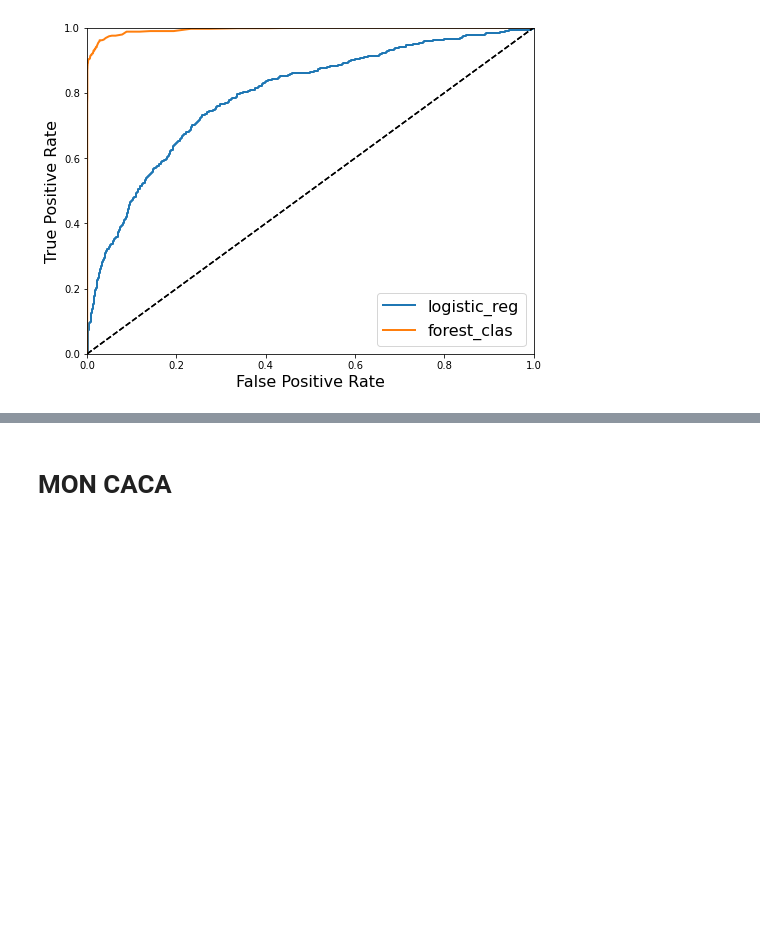
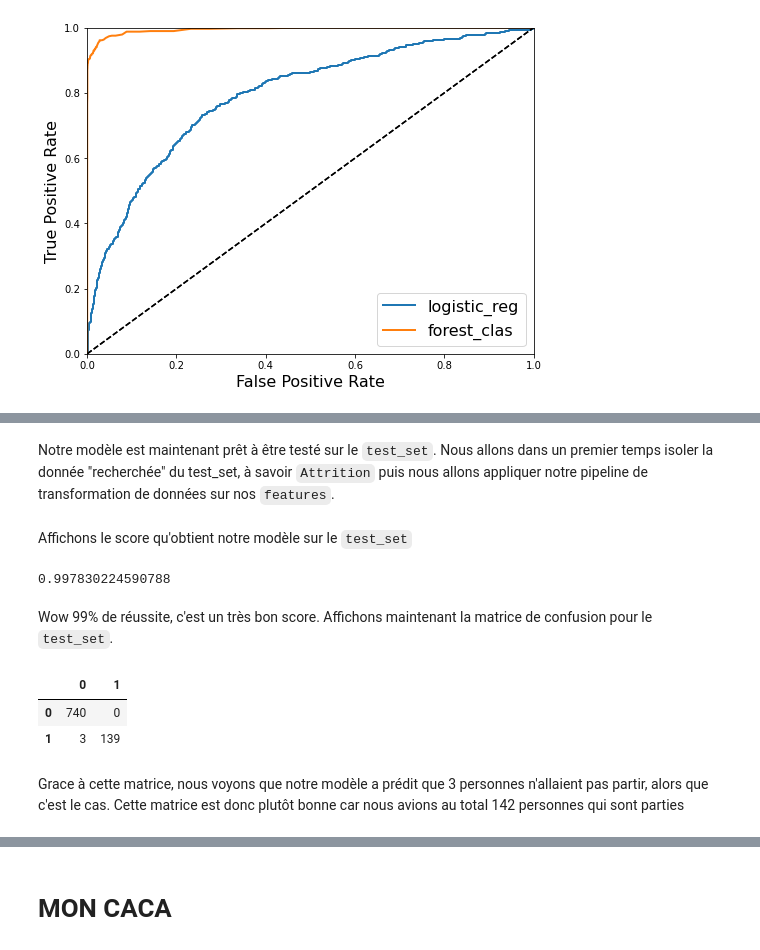
Before and after one commit to Ugo-Girard-Tissier/Projet-IA, a Jupyter notebook: Projet IA.ipynb, the cells around one changed output, grey strips where cells are left out. Saved outputs shown, nothing was run; the diff lists cells and outputs as text; code cells hidden in the pictures; blank space fills up the shorter version.

Commit message:
Test du modèle

```diff
--- a/Projet IA.ipynb
+++ b/Projet IA.ipynb
@@ -577,0 +605,13 @@ plt.show()
+# %%
+from sklearn.model_selection import RandomizedSearchCV
+from scipy.stats import randint
+
+param_distribs_forest_clas = {
+        'n_estimators': randint(low=1, high=200),
+        'max_features': randint(low=1, high=8),
+    }
+
+forest_clas_param = RandomizedSearchCV(forest_clas, param_distribs_forest_clas, cv=5,
+                           scoring='roc_auc', n_iter=10, return_train_score=True)
+
+forest_clas_param.fit(train_set_features_prepared, train_set_labels)
@@ -577,0 +625,3 @@ plt.show()
+# %%
+best_estimator = forest_clas_param.best_estimator_
+best_estimator
@@ -577,0 +632,2 @@ plt.show()
+# %% [markdown]
+Notre modèle est maintenant prêt à être testé sur le `test_set`. Nous allons dans un premier temps isoler la donnée "recherchée" du test_set, à savoir `Attrition` puis nous allons appliquer notre pipeline de transformation de données sur nos `features`.
@@ -577,0 +638,24 @@ plt.show()
+# %% [markdown]
+Affichons le score qu'obtient notre modèle sur le `test_set`
+# %%
+forest_clas_param.score(test_set_features_prepared, test_set_labels)
+# %% [output]
+0.997830224590788
+# %% [markdown]
+Wow 99% de réussite, c'est un très bon score. Affichons maintenant la matrice de confusion pour le `test_set`.
+# %%
+from sklearn.metrics import confusion_matrix
+test_set_labels_pred = best_estimator.predict(test_set_features_prepared)
+
+conf_mx = confusion_matrix(test_set_labels, test_set_labels_pred)
+conf_mx
+
+conf_mx_pd = pd.DataFrame(data=conf_mx)
+
+conf_mx_pd
+# %% [output]
+|  | 0 | 1 |
+| 0 | 740 | 0 |
+| 1 | 3 | 139 |
+# %% [markdown]
+Grace à cette matrice, nous voyons que notre modèle a prédit que 3 personnes n'allaient pas partir, alors que c'est le cas. Cette matrice est donc plutôt bonne car nous avions au total 142 personnes qui sont parties
```
Also changed, not shown: parts of 22 cells of this notebook.
